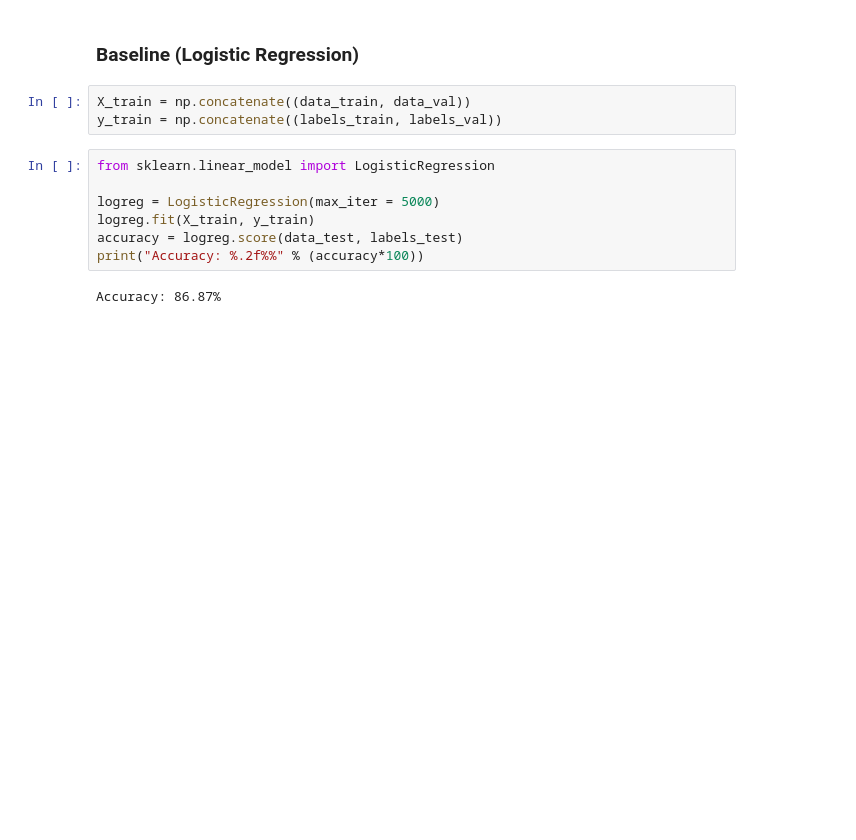
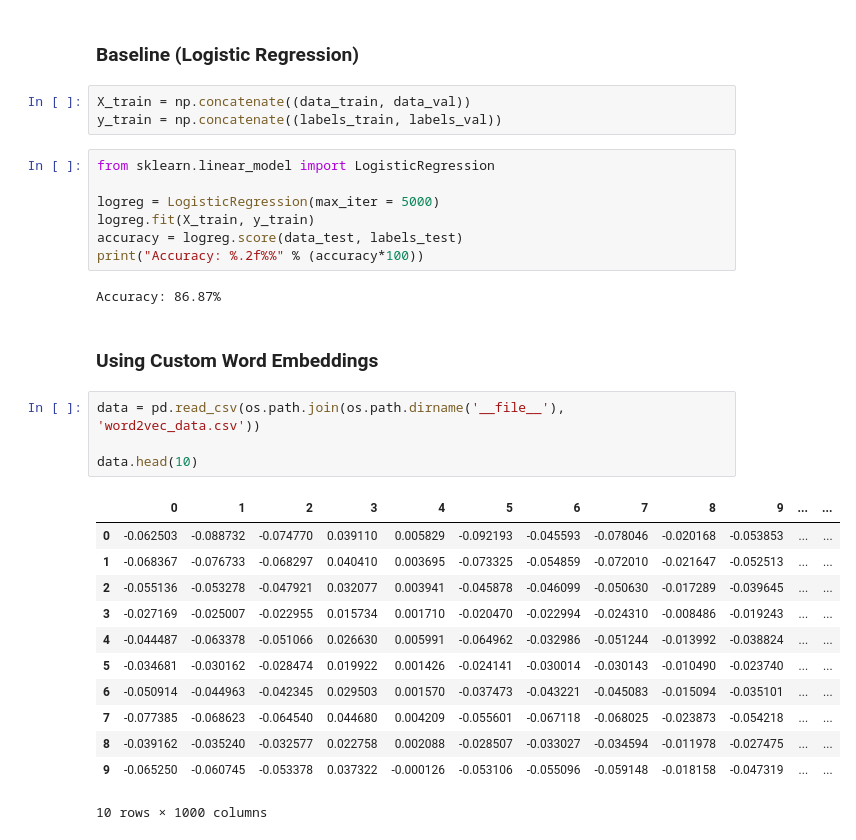
Before and after one commit to ishankapnadak/Detecting-Depression-Through-Tweets, a Jupyter notebook: Models.ipynb, the cells around one changed output. Cells and saved outputs as stored; diff of their text form; blank space fills up the shorter version.

```diff
--- a/Models.ipynb
+++ b/Models.ipynb
@@ -499,3 +501,22 @@ accuracy = logreg.score(data_test, labels_test)
 print("Accuracy: %.2f%%" % (accuracy*100))
 # %% [output]
 Accuracy: 86.87%
+# %% [markdown]
+### Using Custom Word Embeddings
+# %%
+data = pd.read_csv(os.path.join(os.path.dirname('__file__'), 'word2vec_data.csv'))
+
+data.head(10)
+# %% [output]
+|  | 0 | 1 | 2 | 3 | 4 | 5 | 6 | 7 | 8 | 9 | ... | ... |
+| 0 | -0.062503 | -0.088732 | -0.074770 | 0.039110 | 0.005829 | -0.092193 | -0.045593 | -0.078046 | -0.020168 | -0.053853 | ... | ... |
+| 1 | -0.068367 | -0.076733 | -0.068297 | 0.040410 | 0.003695 | -0.073325 | -0.054859 | -0.072010 | -0.021647 | -0.052513 | ... | ... |
+| 2 | -0.055136 | -0.053278 | -0.047921 | 0.032077 | 0.003941 | -0.045878 | -0.046099 | -0.050630 | -0.017289 | -0.039645 | ... | ... |
+| 3 | -0.027169 | -0.025007 | -0.022955 | 0.015734 | 0.001710 | -0.020470 | -0.022994 | -0.024310 | -0.008486 | -0.019243 | ... | ... |
+| 4 | -0.044487 | -0.063378 | -0.051066 | 0.026630 | 0.005991 | -0.064962 | -0.032986 | -0.051244 | -0.013992 | -0.038824 | ... | ... |
+| 5 | -0.034681 | -0.030162 | -0.028474 | 0.019922 | 0.001426 | -0.024141 | -0.030014 | -0.030143 | -0.010490 | -0.023740 | ... | ... |
+| 6 | -0.050914 | -0.044963 | -0.042345 | 0.029503 | 0.001570 | -0.037473 | -0.043221 | -0.045083 | -0.015094 | -0.035101 | ... | ... |
+| 7 | -0.077385 | -0.068623 | -0.064540 | 0.044680 | 0.004209 | -0.055601 | -0.067118 | -0.068025 | -0.023873 | -0.054218 | ... | ... |
+| 8 | -0.039162 | -0.035240 | -0.032577 | 0.022758 | 0.002088 | -0.028507 | -0.033027 | -0.034594 | -0.011978 | -0.027475 | ... | ... |
+| 9 | -0.065250 | -0.060745 | -0.053378 | 0.037322 | -0.000126 | -0.053106 | -0.055096 | -0.059148 | -0.018158 | -0.047319 | ... | ... |
+10 rows × 1000 columns
```
Also changed, not shown: parts of 4 cells of this notebook.
